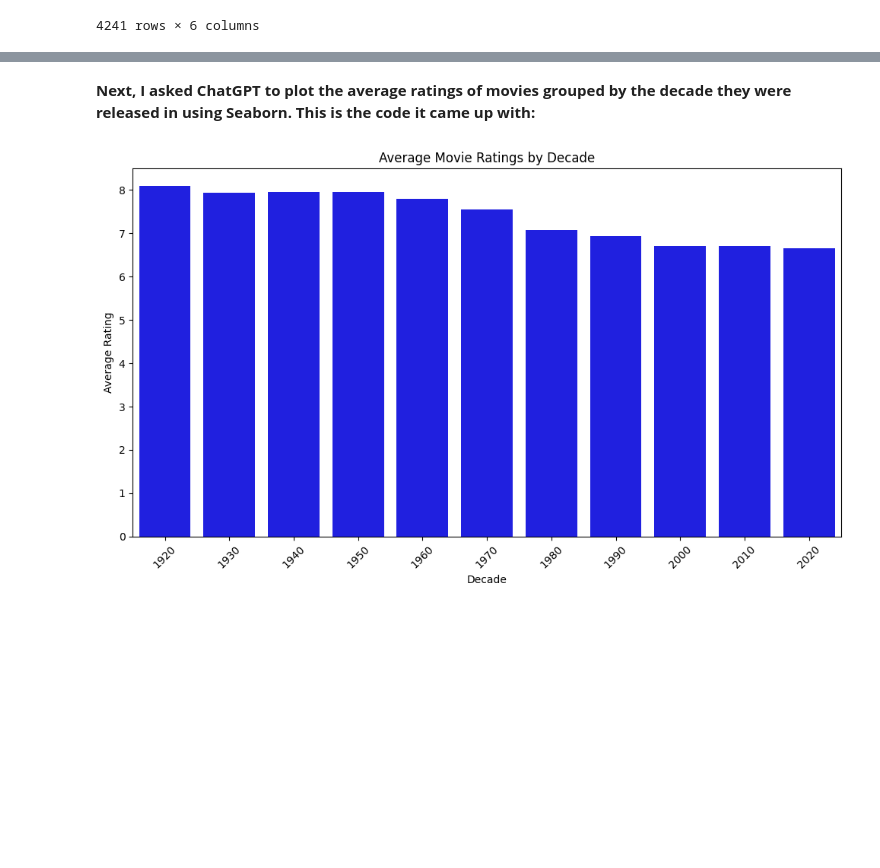
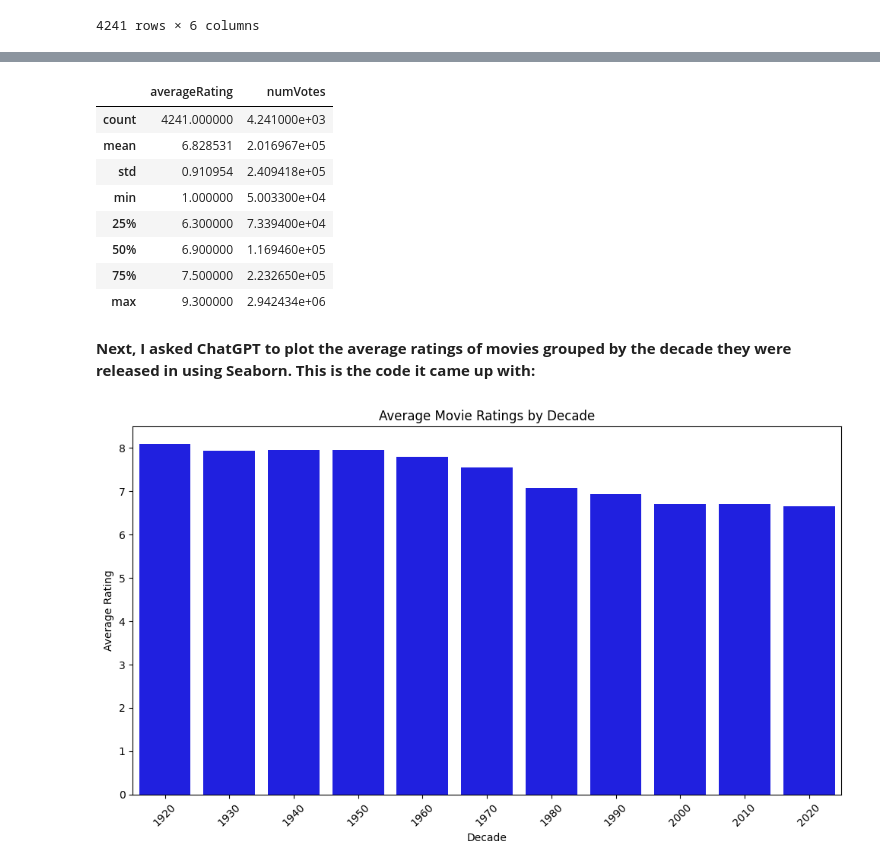
Before and after one commit to manndon/STA130, a Jupyter notebook: HW03/HW03.ipynb, the cells around one changed output, grey strips where cells are left out. Saved outputs shown, nothing was run; the diff lists cells and outputs as text; code cells hidden in the pictures; blank space fills up the shorter version.

```diff
--- a/HW03/HW03.ipynb
+++ b/HW03/HW03.ipynb
@@ -505,3 +516,15 @@ Columns (4) have mixed types. Specify dtype option on import or set low_memory=F
+# %%
+movies.describe()
+# %% [output]
+|  | averageRating | numVotes |
+| count | 4241.000000 | 4.241000e+03 |
+| mean | 6.828531 | 2.016967e+05 |
+| std | 0.910954 | 2.409418e+05 |
+| min | 1.000000 | 5.003300e+04 |
+| 25% | 6.300000 | 7.339400e+04 |
+| 50% | 6.900000 | 1.169460e+05 |
+| 75% | 7.500000 | 2.232650e+05 |
+| max | 9.300000 | 2.942434e+06 |
 # %% [markdown]
 **Next, I asked ChatGPT to plot the average ratings of movies grouped by the decade they were released in using Seaborn. This is the code it came up with:**
 # %%
```
Also changed, not shown: parts of 6 cells of this notebook.
